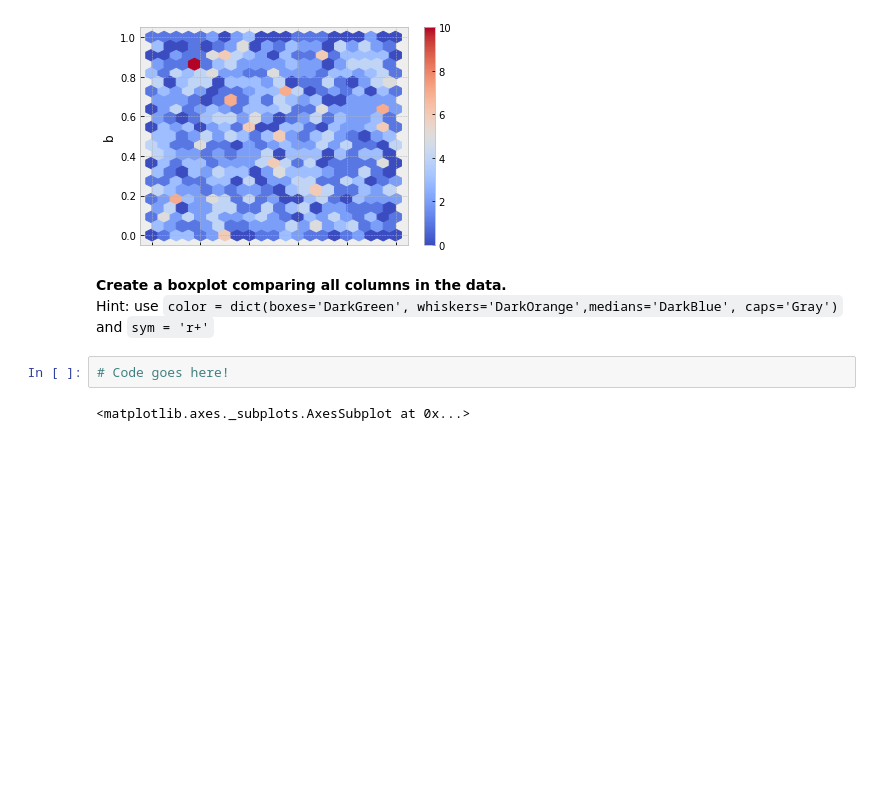
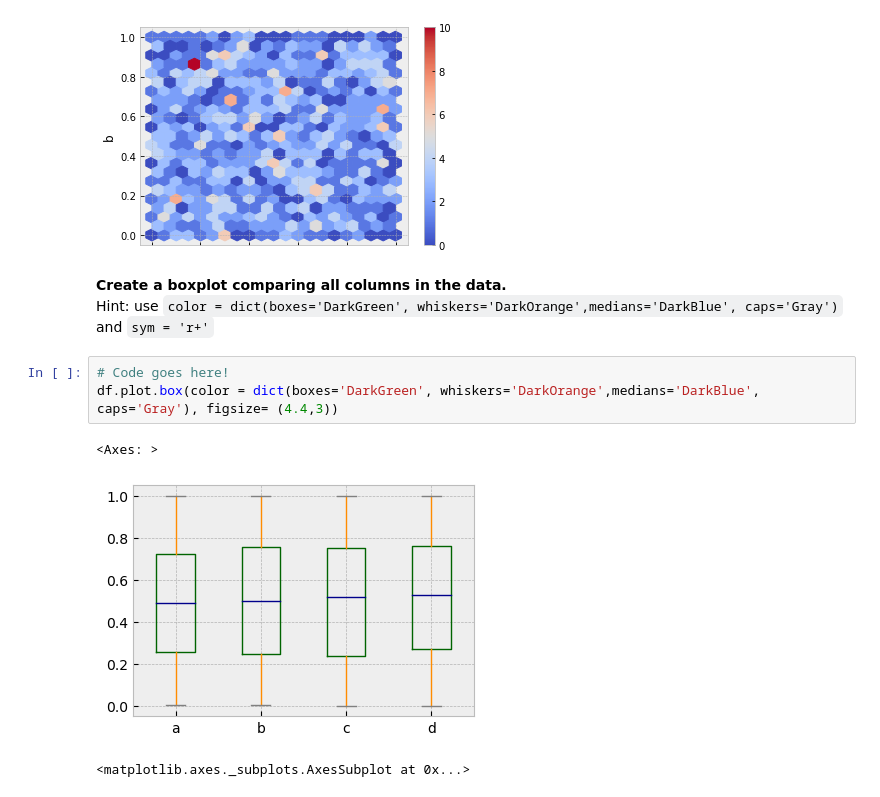
Before and after one commit to monimahmadh/Data-Science, a Jupyter notebook: All Assignments/Assignment Module 8/Pandas_Data_Vis_Assignment.ipynb, the cells around one changed output. Drawn from its saved outputs; the diff is of its cells as text; blank space fills up the shorter version.

```diff
--- a/All Assignments/Assignment Module 8/Pandas_Data_Vis_Assignment.ipynb
+++ b/All Assignments/Assignment Module 8/Pandas_Data_Vis_Assignment.ipynb
@@ -112,8 +127,12 @@ df[["d"]].plot(kind="hist", legend=False, figsize=(4,3))
 # %% [markdown]
 **Create a boxplot comparing all columns in the data.**<br>
 Hint: use `color = dict(boxes='DarkGreen', whiskers='DarkOrange',medians='DarkBlue', caps='Gray')` and `sym = 'r+'`
-# %%
-# Code goes here!
+# %%
+# Code goes here!
+df.plot.box(color = dict(boxes='DarkGreen', whiskers='DarkOrange',medians='DarkBlue', caps='Gray'), figsize= (4.4,3))
+# %% [output]
+<Axes: >
+[figure, added]
 # %%
 # %% [output]
 <matplotlib.axes._subplots.AxesSubplot at 0x...>
```
Also changed, not shown: parts of 7 cells of this notebook.
